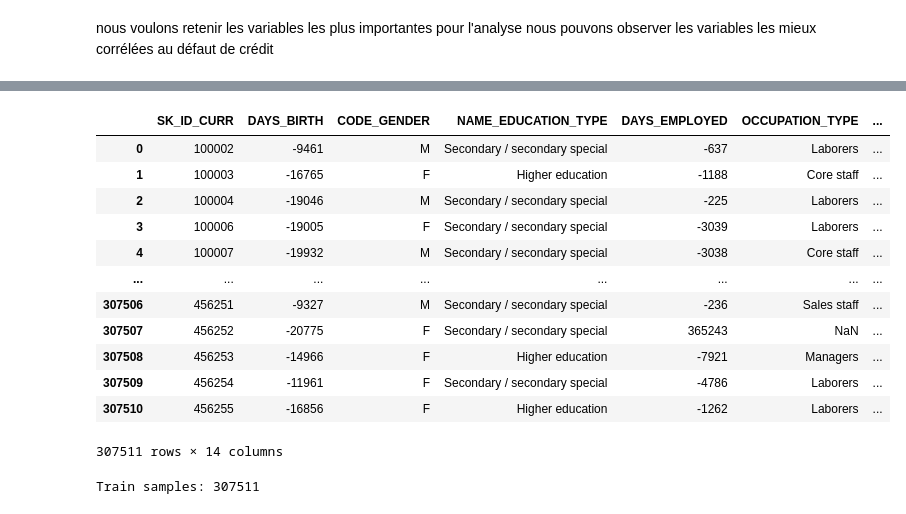
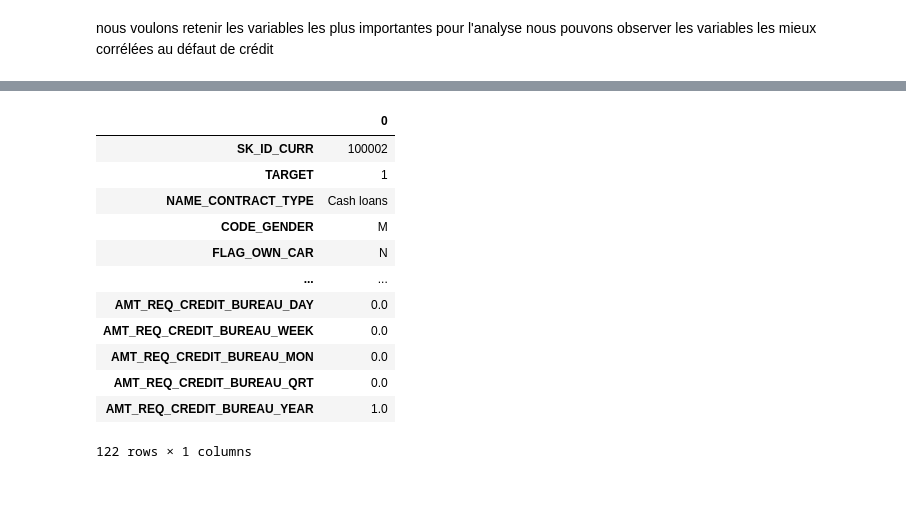
Before and after one commit to robinlhk/ocp7-scoring-model-cloud, a Jupyter notebook: notebooks/ocp7_stat_desc_proto_dashboard.ipynb, the cells around one changed output, grey strips where cells are left out. Saved outputs shown, nothing was run; the diff lists cells and outputs as text; code cells hidden in the pictures.

```diff
--- a/notebooks/ocp7_stat_desc_proto_dashboard.ipynb
+++ b/notebooks/ocp7_stat_desc_proto_dashboard.ipynb
@@ -73,17 +150,17 @@ nous pouvons observer les variables les mieux corrélées au défaut de crédit
 # %%
-df_train[["SK_ID_CURR"] + variables_interest]
+df_train[df_train[("SK_ID_CURR")] == 100002].T
 # %% [output]
 [interactive output not drawn]
-|  | SK_ID_CURR | DAYS_BIRTH | CODE_GENDER | NAME_EDUCATION_TYPE | DAYS_EMPLOYED | OCCUPATION_TYPE | ... |
-| 0 | 100002 | -9461 | M | Secondary / secondary special | -637 | Laborers | ... |
-| 1 | 100003 | -16765 | F | Higher education | -1188 | Core staff | ... |
-| 2 | 100004 | -19046 | M | Secondary / secondary special | -225 | Laborers | ... |
-| 3 | 100006 | -19005 | F | Secondary / secondary special | -3039 | Laborers | ... |
-| 4 | 100007 | -19932 | M | Secondary / secondary special | -3038 | Core staff | ... |
-| ... | ... | ... | ... | ... | ... | ... | ... |
-| 307506 | 456251 | -9327 | M | Secondary / secondary special | -236 | Sales staff | ... |
-| 307507 | 456252 | -20775 | F | Secondary / secondary special | 365243 | NaN | ... |
-| 307508 | 456253 | -14966 | F | Higher education | -7921 | Managers | ... |
-| 307509 | 456254 | -11961 | F | Secondary / secondary special | -4786 | Laborers | ... |
-| 307510 | 456255 | -16856 | F | Higher education | -1262 | Laborers | ... |
+|  | 0 |
+| SK_ID_CURR | 100002 |
+| TARGET | 1 |
+| NAME_CONTRACT_TYPE | Cash loans |
+| CODE_GENDER | M |
+| FLAG_OWN_CAR | N |
+| ... | ... |
+| AMT_REQ_CREDIT_BUREAU_DAY | 0.0 |
+| AMT_REQ_CREDIT_BUREAU_WEEK | 0.0 |
+| AMT_REQ_CREDIT_BUREAU_MON | 0.0 |
+| AMT_REQ_CREDIT_BUREAU_QRT | 0.0 |
+| AMT_REQ_CREDIT_BUREAU_YEAR | 1.0 |
-307511 rows × 14 columns
+122 rows × 1 columns
@@ -93,4 +166,0 @@ from src.ocp7_scoring_model_cloud.pipelines.preprocessing.nodes import (
-# %%
-preprocess_train_df = preprocess_application_train(df_train)
-# %% [output]
-Train samples: 307511
```
Also changed, not shown: parts of 30 cells of this notebook, 8 other files.
